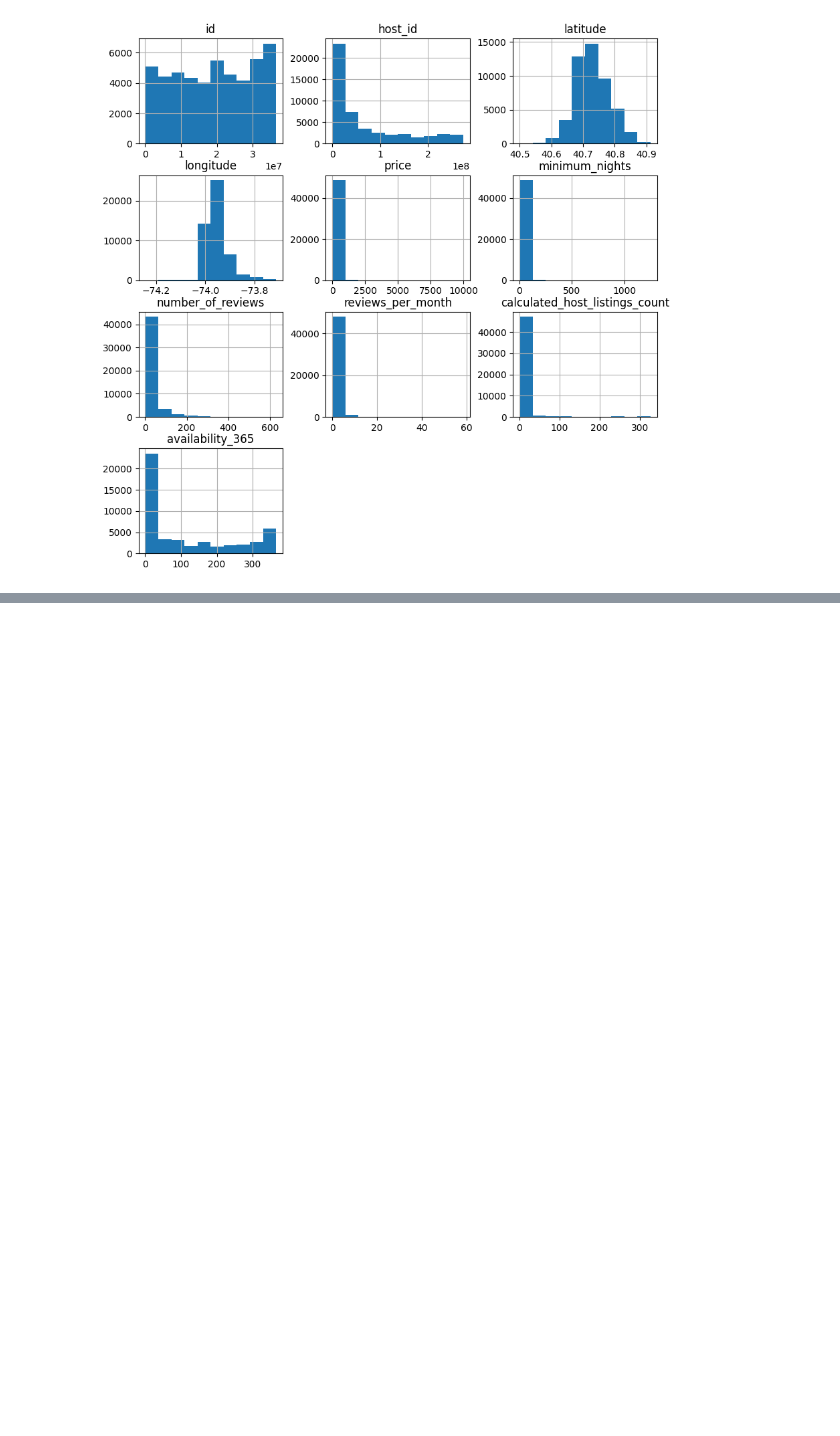
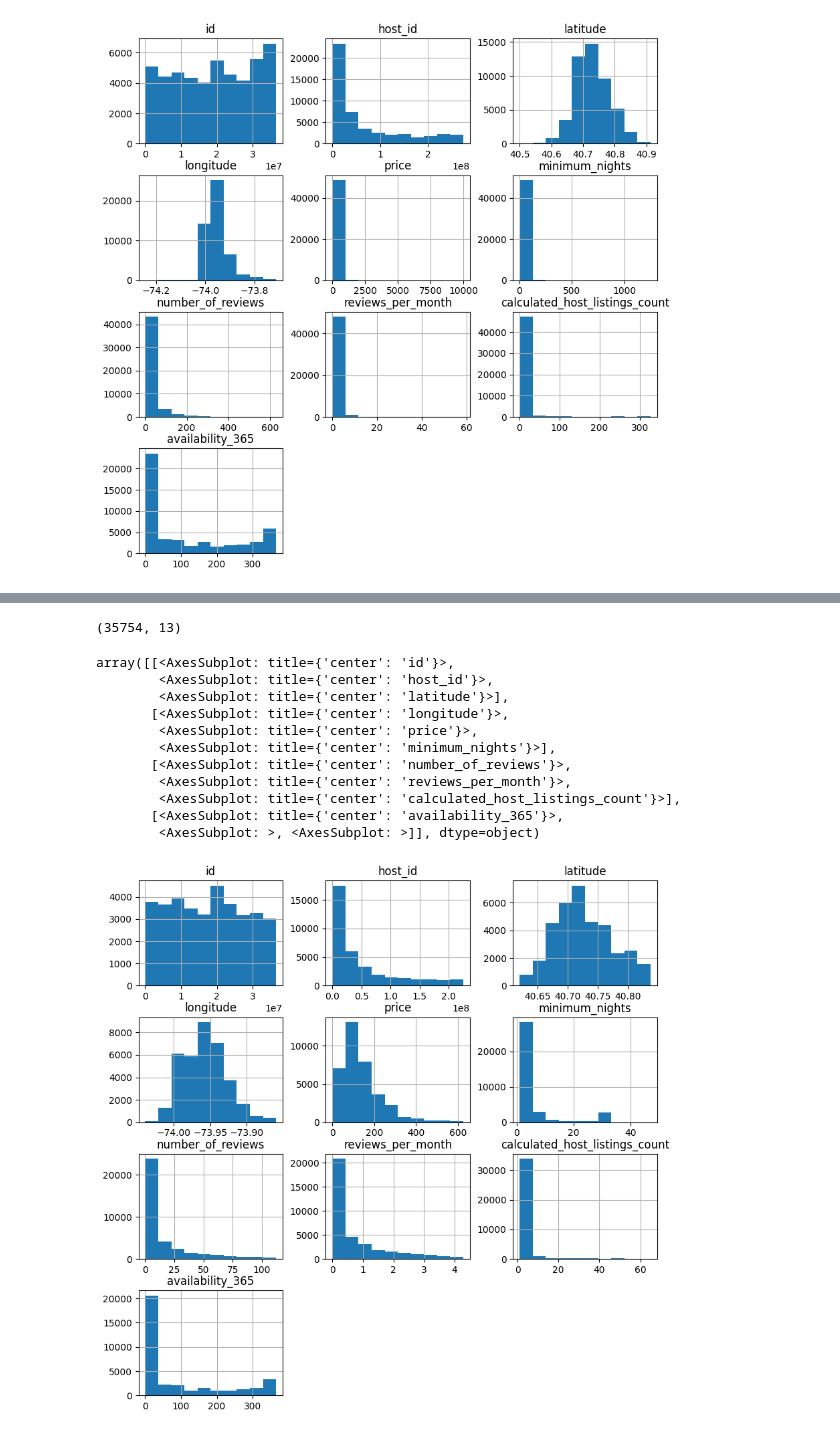
Before and after one commit to AlessandroSignoretto/Programming_project, a Jupyter notebook: Programming_project_pc.ipynb, the cells around one changed output, grey strips where cells are left out. Drawn from its saved outputs; the diff is of its cells as text; code cells hidden in the pictures; blank space fills up the shorter version.

Commit message:
Removing outliers

```diff
--- a/Programming_project_pc.ipynb
+++ b/Programming_project_pc.ipynb
@@ -139,0 +178,10 @@ array([[<AxesSubplot: title={'center': 'id'}>,
+# %%
+# Select numeric columns
+NY_dataset_numeric = NY_dataset.select_dtypes(include=[np.number])
+
+for col in NY_dataset_numeric:
+    # Calculate z-score of the column
+    z_score = np.abs(stats.zscore(NY_dataset[col]))
+    outliers_num = len(np.where(z_score > 3)[0])
+    if outliers_num:
+        print('{}: {}'.format(col, outliers_num))
@@ -139,0 +196,24 @@ array([[<AxesSubplot: title={'center': 'id'}>,
+# %%
+# Remove outliers outside 2 standard deviations from the mean (around 5%)
+z_scores = np.abs(stats.zscore(NY_dataset_numeric))
+
+# DataFrame without outliers
+NY_dataset_wo = NY_dataset[(z_scores < 2).all(axis=1)]
+NY_dataset_wo.shape
+# %% [output]
+(35754, 13)
+# %%
+NY_dataset_wo.hist(figsize=(10,10))
+# %% [output]
+array([[<AxesSubplot: title={'center': 'id'}>,
+        <AxesSubplot: title={'center': 'host_id'}>,
+        <AxesSubplot: title={'center': 'latitude'}>],
+       [<AxesSubplot: title={'center': 'longitude'}>,
+        <AxesSubplot: title={'center': 'price'}>,
+        <AxesSubplot: title={'center': 'minimum_nights'}>],
+       [<AxesSubplot: title={'center': 'number_of_reviews'}>,
+        <AxesSubplot: title={'center': 'reviews_per_month'}>,
+        <AxesSubplot: title={'center': 'calculated_host_listings_count'}>],
+       [<AxesSubplot: title={'center': 'availability_365'}>,
+        <AxesSubplot: >, <AxesSubplot: >]], dtype=object)
+[figure, added]
```
Also changed, not shown: parts of 12 cells of this notebook.
